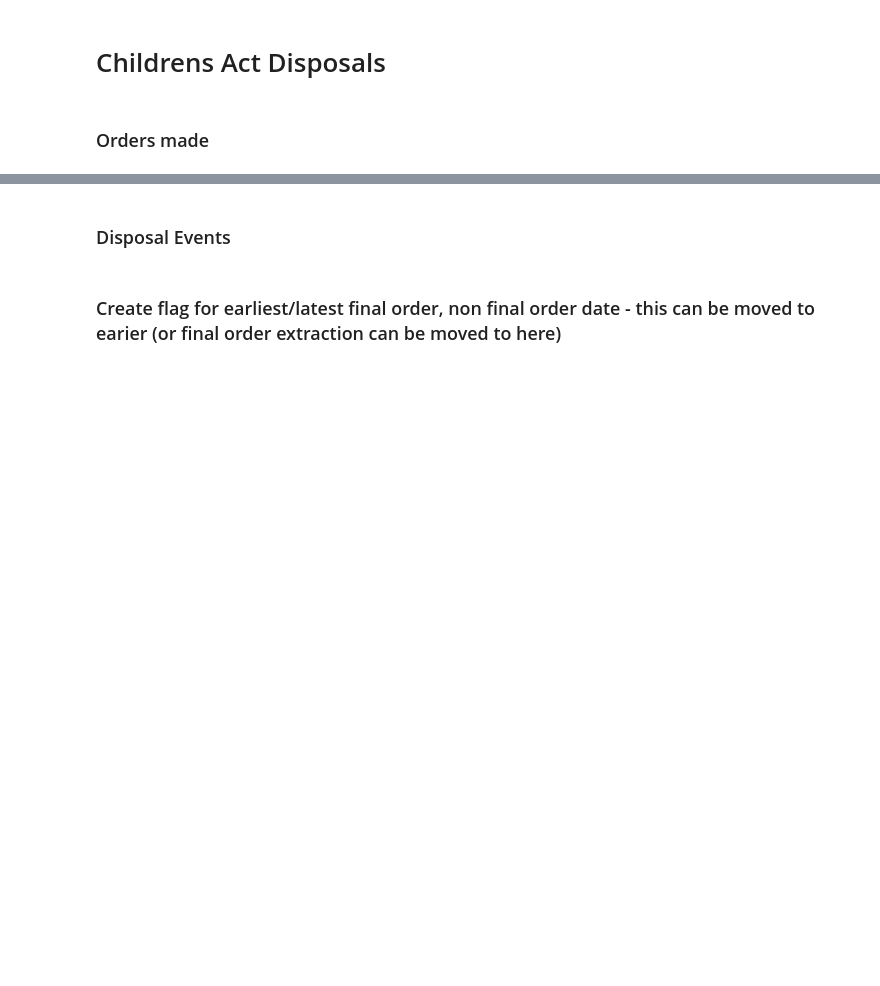
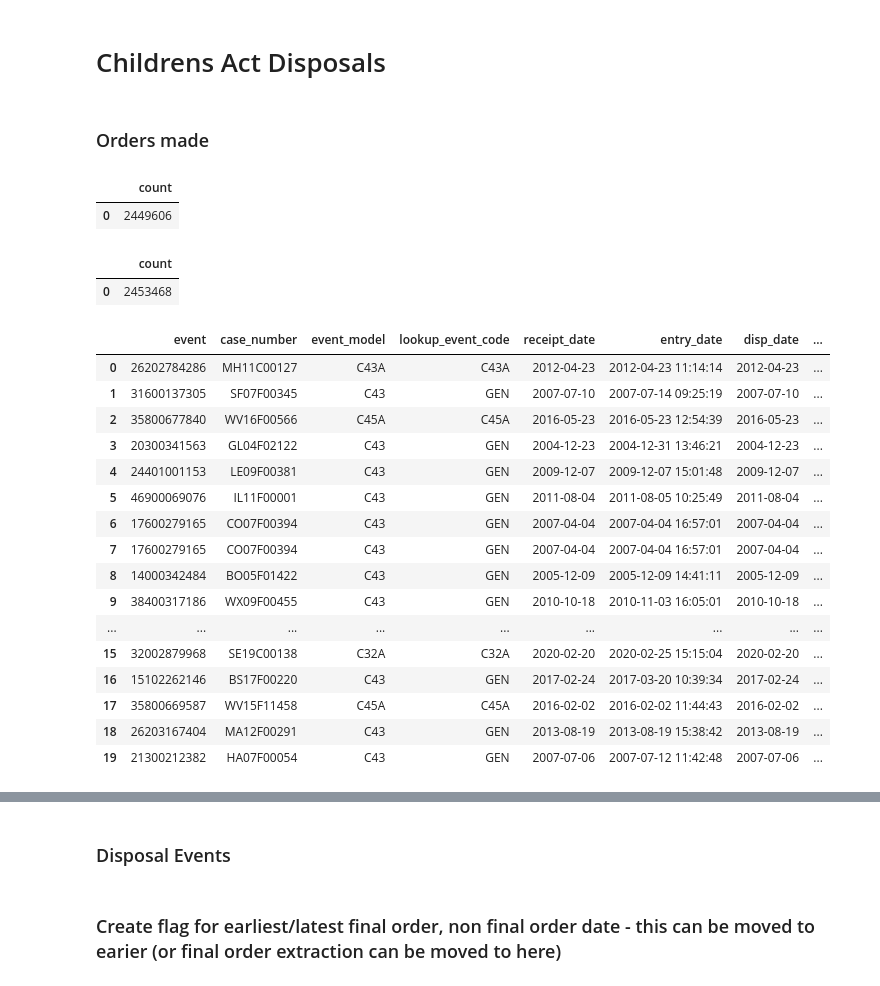
Before and after one commit to moj-analytical-services/FCSQ_data, a Jupyter notebook: data/ca_case_disposals.ipynb, the cells around one changed output, grey strips where cells are left out. Drawn from its saved outputs; the diff is of its cells as text; code cells hidden in the pictures; blank space fills up the shorter version.

Commit message:
final orders alternate code added

```diff
--- a/data/ca_case_disposals.ipynb
+++ b/data/ca_case_disposals.ipynb
@@ -53,3 +54,33 @@ f"""
 """,
 
 "ca_disp_order_type")
+# %%
+pydb.read_sql_query ("select count (*) count from __temp__.ca_disp_order_type")
+# %% [output]
+|  | count |
+| 0 | 2449606 |
+# %%
+pydb.read_sql_query ("select count (*) count from __temp__.ca_disps_order_name where disp_type_code = 1")
+# %% [output]
+|  | count |
+| 0 | 2453468 |
+# %%
+pydb.read_sql_query ("select * from __temp__.ca_disps_order_name where case_number NOT IN (select case_number from __temp__.ca_disp_order_type) and disp_type_code = 1 limit 20")
+# %% [output]
+|  | event | case_number | event_model | lookup_event_code | receipt_date | entry_date | disp_date | ... |
+| 0 | 26202784286 | MH11C00127 | C43A | C43A | 2012-04-23 | 2012-04-23 11:14:14 | 2012-04-23 | ... |
+| 1 | 31600137305 | SF07F00345 | C43 | GEN | 2007-07-10 | 2007-07-14 09:25:19 | 2007-07-10 | ... |
+| 2 | 35800677840 | WV16F00566 | C45A | C45A | 2016-05-23 | 2016-05-23 12:54:39 | 2016-05-23 | ... |
+| 3 | 20300341563 | GL04F02122 | C43 | GEN | 2004-12-23 | 2004-12-31 13:46:21 | 2004-12-23 | ... |
+| 4 | 24401001153 | LE09F00381 | C43 | GEN | 2009-12-07 | 2009-12-07 15:01:48 | 2009-12-07 | ... |
+| 5 | 46900069076 | IL11F00001 | C43 | GEN | 2011-08-04 | 2011-08-05 10:25:49 | 2011-08-04 | ... |
+| 6 | 17600279165 | CO07F00394 | C43 | GEN | 2007-04-04 | 2007-04-04 16:57:01 | 2007-04-04 | ... |
+| 7 | 17600279165 | CO07F00394 | C43 | GEN | 2007-04-04 | 2007-04-04 16:57:01 | 2007-04-04 | ... |
+| 8 | 14000342484 | BO05F01422 | C43 | GEN | 2005-12-09 | 2005-12-09 14:41:11 | 2005-12-09 | ... |
+| 9 | 38400317186 | WX09F00455 | C43 | GEN | 2010-10-18 | 2010-11-03 16:05:01 | 2010-10-18 | ... |
+| ... | ... | ... | ... | ... | ... | ... | ... | ... |
+| 15 | 32002879968 | SE19C00138 | C32A | C32A | 2020-02-20 | 2020-02-25 15:15:04 | 2020-02-20 | ... |
+| 16 | 15102262146 | BS17F00220 | C43 | GEN | 2017-02-24 | 2017-03-20 10:39:34 | 2017-02-24 | ... |
+| 17 | 35800669587 | WV15F11458 | C45A | C45A | 2016-02-02 | 2016-02-02 11:44:43 | 2016-02-02 | ... |
+| 18 | 26203167404 | MA12F00291 | C43 | GEN | 2013-08-19 | 2013-08-19 15:38:42 | 2013-08-19 | ... |
+| 19 | 21300212382 | HA07F00054 | C43 | GEN | 2007-07-06 | 2007-07-12 11:42:48 | 2007-07-06 | ... |
```
Also changed, not shown: parts of 12 cells of this notebook.
